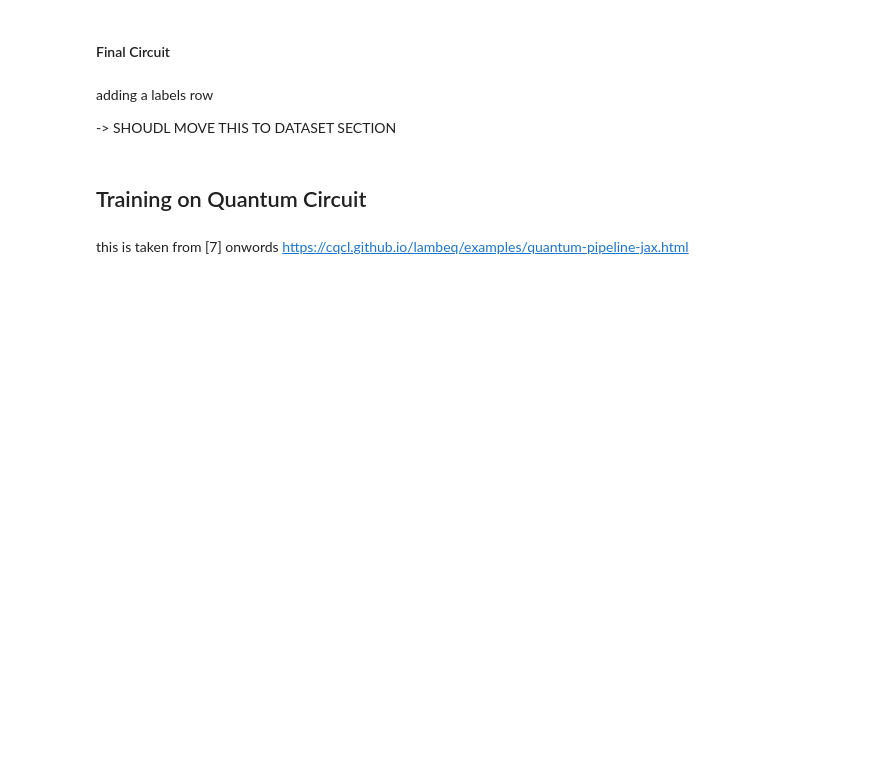
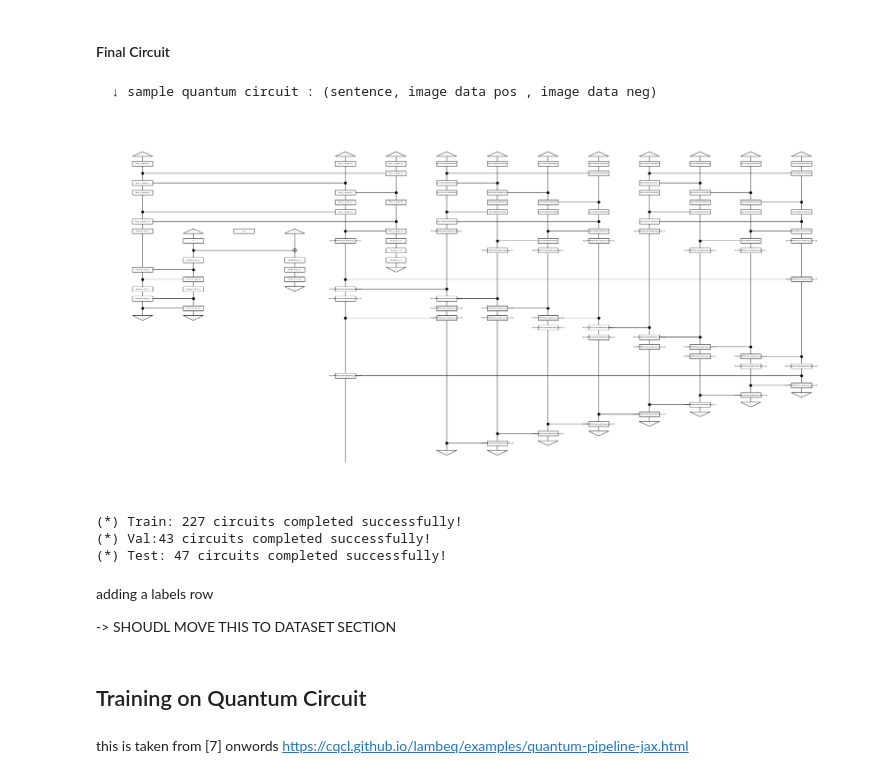
Before and after one commit to halaa901/QNLP-Thesis, a Jupyter notebook: circuit.ipynb, the cells around one changed output. Drawn from its saved outputs; the diff is of its cells as text; code cells hidden in the pictures; blank space fills up the shorter version.

```diff
--- a/circuit.ipynb
+++ b/circuit.ipynb
@@ -269,7 +333,7 @@ print(f"(*) Test: {len(test_conc_diagrams)} diagrams completed successfully!")
 #### Circuit Template
 # %%
 # Ansatz & Circuit
-ansatz = Sim14Ansatz({AtomicType.NOUN: 1, AtomicType.SENTENCE: 1, image_type : 4, output_type : 1},  n_layers=1)
+ansatz = Sim14Ansatz({AtomicType.NOUN: 1, AtomicType.SENTENCE: 1, image_type : 4, output_type : 1},  n_layers=3)
 
 # Incorrect prepositional phrases found in the diagrams
 def generate_valid_circuits(conc_diagrams, df):
@@ -311,7 +375,7 @@ print(f"  (27)  {len(val_df)} == {len(val_conc_circuits)}")
 print(f"  (30)  {len(test_df)} == {len(test_conc_circuits)}")
 
 print(' ↓ template merged circuit : (sentence, image1, image2)')
-train_conc_circuits[15].draw(figsize=(60, 40), fontsize=18, draw_type_labels = False )
+train_conc_circuits[sample_index].draw(figsize=(60, 40), fontsize=18, draw_type_labels = False )
 
 print("")
 print(f"\n(*) Train: {len(train_conc_circuits)} circuits completed successfully!")
@@ -322,16 +408,22 @@ print(f"(*) Test: {len(test_conc_circuits)} circuits completed successfully!")
 # %%
 # final_circuit = image_1 @ image_2 >> temp_circuit
 
 train_final_circuit = [(train_circuits_image1[index] @ train_circuits_image2[index] >> train_conc_circuits[index]) for index in range(len(train_df))]
 val_final_circuit = [(val_circuits_image1[index] @ val_circuits_image2[index] >> val_conc_circuits[index]) for index in range(len(val_df))]
 test_final_circuit = [(test_circuits_image1[index] @ test_circuits_image2[index] >> test_conc_circuits[index]) for index in range(len(test_df))]
 
 print("  ↓ sample quantum circuit : (sentence, image data pos , image data neg)")
-train_final_circuit[0].draw(figsize=(30, 15), fontsize=4, draw_type_labels = False )
+train_final_circuit[sample_index].draw(figsize=(30, 15), fontsize=4, draw_type_labels = False )
 
 print(f"\n(*) Train: {len(train_final_circuit)} circuits completed successfully!")
 print(f"(*) Val:{len(val_final_circuit)} circuits completed successfully!")
 print(f"(*) Test: {len(test_final_circuit)} circuits completed successfully!")
+# %% [output]
+  ↓ sample quantum circuit : (sentence, image data pos , image data neg)
+[figure, added]
+(*) Train: 227 circuits completed successfully!
+(*) Val:43 circuits completed successfully!
+(*) Test: 47 circuits completed successfully!
 # %% [markdown]
 adding a labels row
 
```
Also changed, not shown: parts of 13 cells of this notebook.
